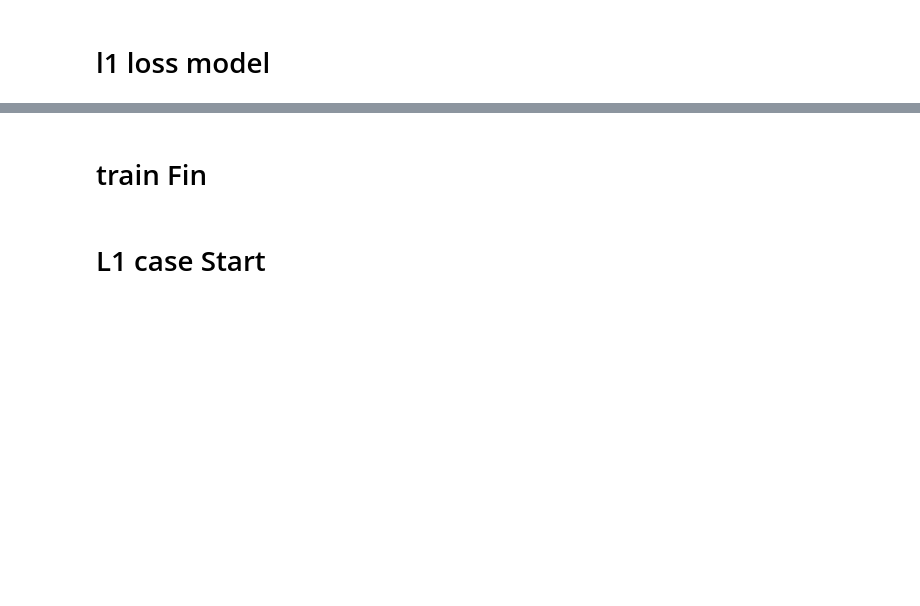
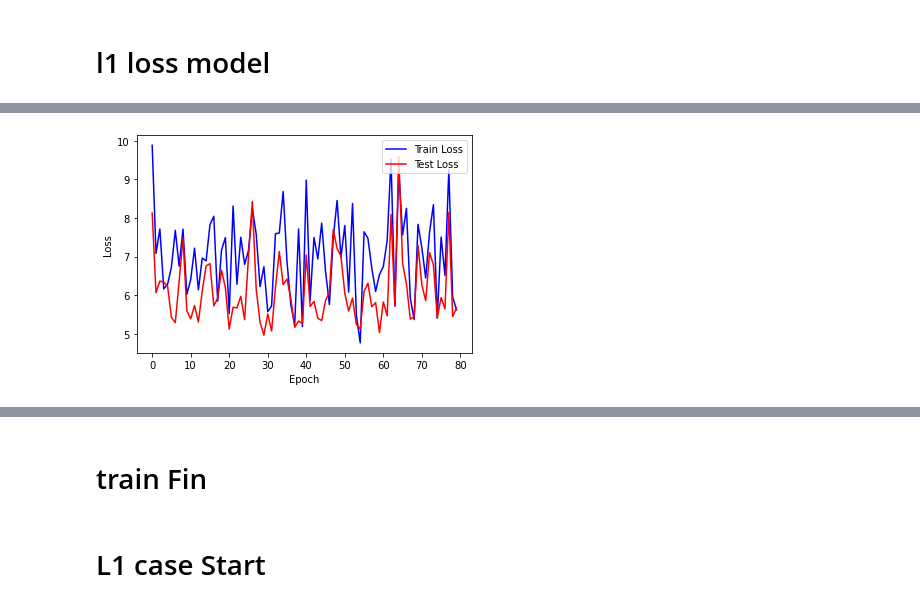
Before and after one commit to 201710757/kotra, a Jupyter notebook: total_ver.ipynb, the cells around one changed output, grey strips where cells are left out. Saved outputs shown, nothing was run; the diff lists cells and outputs as text; code cells hidden in the pictures; blank space fills up the shorter version.

```diff
--- a/total_ver.ipynb
+++ b/total_ver.ipynb
@@ -273,8 +273,9 @@ deepmodel2 = DeepModel(df.shape[1]-1, 1).to(device)
 deepmodel2.eval()#F.l1_loss
 optimizer2 = torch.optim.Adam(deepmodel2.parameters(), lr=1e-5)
 # %%
-n_epochs = 100
+n_epochs = 5
 loss_list = []
+test_loss_list = []
 for epoch in range(n_epochs):
   for batch_idx, samples in enumerate(dataloader):
     x_train, y_train = samples
@@ -282,6 +283,9 @@ for epoch in range(n_epochs):
     pred = deepmodel2(x_train).to(device)
     cost = F.l1_loss(y_train, pred)
     loss_list.append(cost)
+    with torch.no_grad():
+        pred_y = deepmodel2(x_test)
+        test_loss_list.append(torch.mean(torch.abs(pred_y - y_test)))
     optimizer2.zero_grad()
     cost.backward()
     optimizer2.step()
@@ -312,0 +317,23 @@ tensor(4.6064, device='cuda:0', grad_fn=<MeanBackward0>)
+# %%
+# loss_l = [(loss_list[i*10] - mi)/(ma - mi) for i in range(int(len(loss_list)/10))]
+import numpy as np
+count = 100
+# loss_l = [np.mean([n.item() for n in loss_list[i*10:i*10+10]]) for i in range(10000) if np.mean([n.item() for n in loss_list[i*10:i*10+10]]) < 100]
+
+
+loss_l = [loss_list[i].item() for i in range(count)]
+loss_l = [np.mean([n.item() for n in loss_list[i*10:i*10+10]]) for i in range(count) if np.mean([n.item() for n in loss_list[i*10:i*10+10]]) < 1000]
+
+
+loss_test_l = [test_loss_list[i].item() for i in range(count)]
+loss_test_l = [np.mean([n.item() for n in test_loss_list[i*10:i*10+10]]) for i in range(count) if np.mean([n.item() for n in test_loss_list[i*10:i*10+10]]) < 1000]
+
+plt.xlabel('Epoch')
+plt.ylabel('Loss')
+
+plt.plot([i for i in range(len(loss_l))],loss_l, 'blue', label='Train Loss')
+plt.plot([i for i in range(len(test_loss_list))][:count],loss_test_l, 'red', label='Test Loss')
+plt.legend(loc='upper right')
+plt.show()
+# %% [output]
+[figure, added]
```
Also changed, not shown: parts of 14 cells of this notebook.
